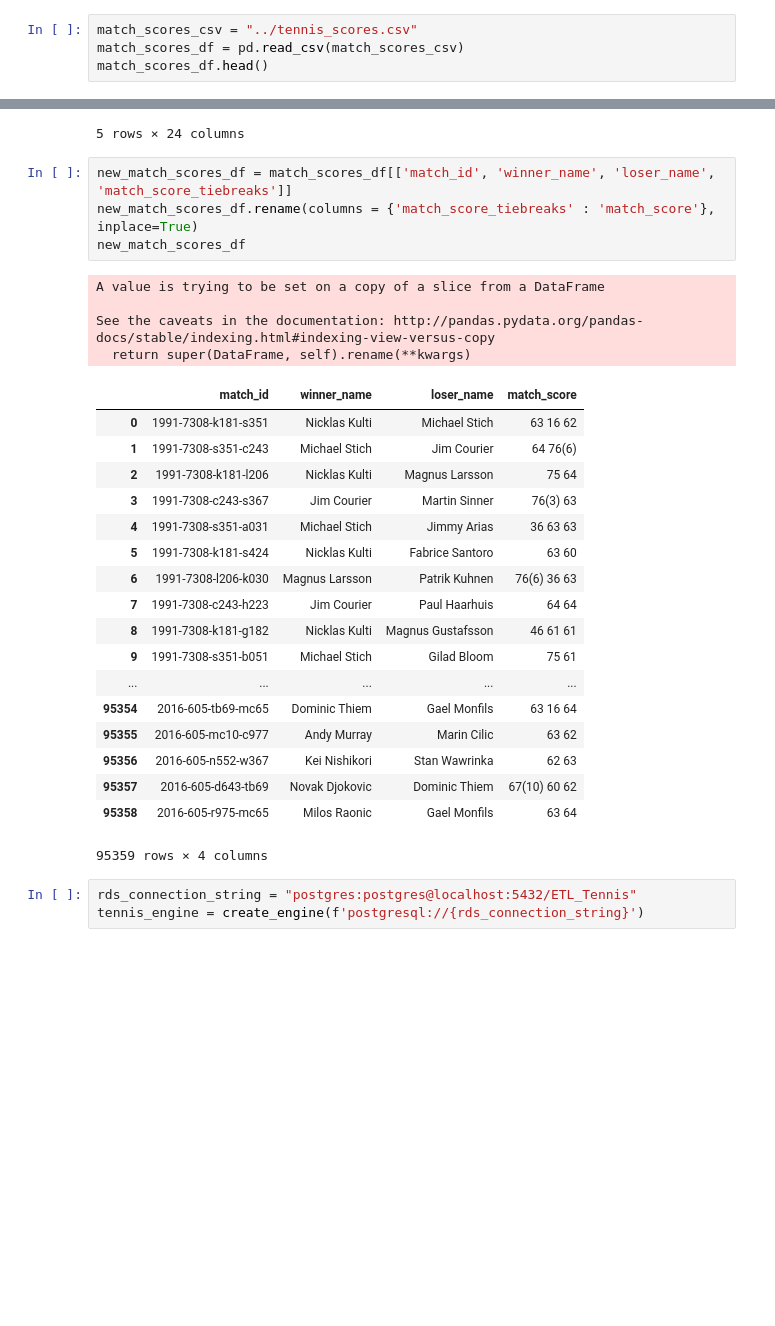
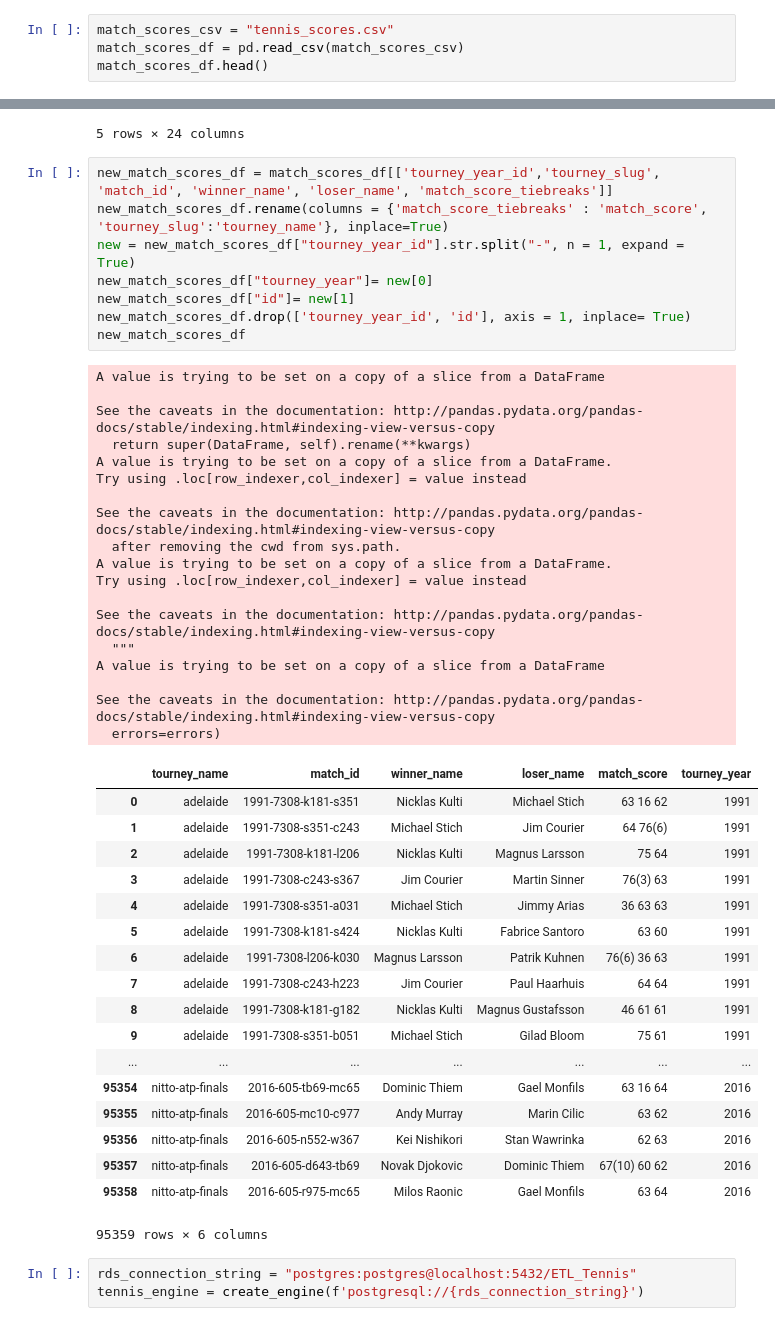
Before and after one commit to dsmart79/ETL-Tennis_Data, a Jupyter notebook: tennis_analysis.ipynb, the cells around one changed output, grey strips where cells are left out. Saved outputs shown, nothing was run; the diff lists cells and outputs as text; blank space fills up the shorter version.

```diff
--- a/tennis_analysis.ipynb
+++ b/tennis_analysis.ipynb
@@ -160,7 +160,7 @@ See the caveats in the documentation: http://pandas.pydata.org/pandas-docs/stabl
 | 3 | 1991-7308-a031-s331 | 63.6% (28.0/44.0) | 70.8% (17.0/24.0) | 50.0% (7.0/14.0) | 37.5% (12.0/32.0) | ... |
 | 4 | 1991-7308-k030-w136 | 67.6% (25.0/37.0) | 55.6% (20.0/36.0) | 55.9% (19.0/34.0) | 42.9% (12.0/28.0) | ... |
 # %%
-match_scores_csv = "../tennis_scores.csv"
+match_scores_csv = "tennis_scores.csv"
 match_scores_df = pd.read_csv(match_scores_csv)
 match_scores_df.head()
 # %% [output]
@@ -172,32 +172,50 @@ match_scores_df.head()
 | 4 | 1991-7308 | 1 | adelaide | /en/scores/archive/adelaide/7308/... | Quarter-Finals | 3 | ... |
 5 rows × 24 columns
 # %%
-new_match_scores_df = match_scores_df[['match_id', 'winner_name', 'loser_name', 'match_score_tiebreaks']]
-new_match_scores_df.rename(columns = {'match_score_tiebreaks' : 'match_score'}, inplace=True)
+new_match_scores_df = match_scores_df[['tourney_year_id','tourney_slug', 'match_id', 'winner_name', 'loser_name', 'match_score_tiebreaks']]
+new_match_scores_df.rename(columns = {'match_score_tiebreaks' : 'match_score', 'tourney_slug':'tourney_name'}, inplace=True)
+new = new_match_scores_df["tourney_year_id"].str.split("-", n = 1, expand = True)
+new_match_scores_df["tourney_year"]= new[0]
+new_match_scores_df["id"]= new[1]
+new_match_scores_df.drop(['tourney_year_id', 'id'], axis = 1, inplace= True)
 new_match_scores_df
 # %% [output]
 A value is trying to be set on a copy of a slice from a DataFrame
 
 See the caveats in the documentation: http://pandas.pydata.org/pandas-docs/stable/indexing.html#indexing-view-versus-copy
   return super(DataFrame, self).rename(**kwargs)
+A value is trying to be set on a copy of a slice from a DataFrame.
+Try using .loc[row_indexer,col_indexer] = value instead
+
+See the caveats in the documentation: http://pandas.pydata.org/pandas-docs/stable/indexing.html#indexing-view-versus-copy
+  after removing the cwd from sys.path.
+A value is trying to be set on a copy of a slice from a DataFrame.
+Try using .loc[row_indexer,col_indexer] = value instead
+
+See the caveats in the documentation: http://pandas.pydata.org/pandas-docs/stable/indexing.html#indexing-view-versus-copy
+  """
+A value is trying to be set on a copy of a slice from a DataFrame
+
+See the caveats in the documentation: http://pandas.pydata.org/pandas-docs/stable/indexing.html#indexing-view-versus-copy
+  errors=errors)
-|  | match_id | winner_name | loser_name | match_score |
-| 0 | 1991-7308-k181-s351 | Nicklas Kulti | Michael Stich | 63 16 62 |
-| 1 | 1991-7308-s351-c243 | Michael Stich | Jim Courier | 64 76(6) |
-| 2 | 1991-7308-k181-l206 | Nicklas Kulti | Magnus Larsson | 75 64 |
-| 3 | 1991-7308-c243-s367 | Jim Courier | Martin Sinner | 76(3) 63 |
-| 4 | 1991-7308-s351-a031 | Michael Stich | Jimmy Arias | 36 63 63 |
-| 5 | 1991-7308-k181-s424 | Nicklas Kulti | Fabrice Santoro | 63 60 |
-| 6 | 1991-7308-l206-k030 | Magnus Larsson | Patrik Kuhnen | 76(6) 36 63 |
-| 7 | 1991-7308-c243-h223 | Jim Courier | Paul Haarhuis | 64 64 |
-| 8 | 1991-7308-k181-g182 | Nicklas Kulti | Magnus Gustafsson | 46 61 61 |
-| 9 | 1991-7308-s351-b051 | Michael Stich | Gilad Bloom | 75 61 |
-| ... | ... | ... | ... | ... |
-| 95354 | 2016-605-tb69-mc65 | Dominic Thiem | Gael Monfils | 63 16 64 |
-| 95355 | 2016-605-mc10-c977 | Andy Murray | Marin Cilic | 63 62 |
-| 95356 | 2016-605-n552-w367 | Kei Nishikori | Stan Wawrinka | 62 63 |
-| 95357 | 2016-605-d643-tb69 | Novak Djokovic | Dominic Thiem | 67(10) 60 62 |
-| 95358 | 2016-605-r975-mc65 | Milos Raonic | Gael Monfils | 63 64 |
+|  | tourney_name | match_id | winner_name | loser_name | match_score | tourney_year |
+| 0 | adelaide | 1991-7308-k181-s351 | Nicklas Kulti | Michael Stich | 63 16 62 | 1991 |
+| 1 | adelaide | 1991-7308-s351-c243 | Michael Stich | Jim Courier | 64 76(6) | 1991 |
+| 2 | adelaide | 1991-7308-k181-l206 | Nicklas Kulti | Magnus Larsson | 75 64 | 1991 |
+| 3 | adelaide | 1991-7308-c243-s367 | Jim Courier | Martin Sinner | 76(3) 63 | 1991 |
+| 4 | adelaide | 1991-7308-s351-a031 | Michael Stich | Jimmy Arias | 36 63 63 | 1991 |
+| 5 | adelaide | 1991-7308-k181-s424 | Nicklas Kulti | Fabrice Santoro | 63 60 | 1991 |
+| 6 | adelaide | 1991-7308-l206-k030 | Magnus Larsson | Patrik Kuhnen | 76(6) 36 63 | 1991 |
+| 7 | adelaide | 1991-7308-c243-h223 | Jim Courier | Paul Haarhuis | 64 64 | 1991 |
+| 8 | adelaide | 1991-7308-k181-g182 | Nicklas Kulti | Magnus Gustafsson | 46 61 61 | 1991 |
+| 9 | adelaide | 1991-7308-s351-b051 | Michael Stich | Gilad Bloom | 75 61 | 1991 |
+| ... | ... | ... | ... | ... | ... | ... |
+| 95354 | nitto-atp-finals | 2016-605-tb69-mc65 | Dominic Thiem | Gael Monfils | 63 16 64 | 2016 |
+| 95355 | nitto-atp-finals | 2016-605-mc10-c977 | Andy Murray | Marin Cilic | 63 62 | 2016 |
+| 95356 | nitto-atp-finals | 2016-605-n552-w367 | Kei Nishikori | Stan Wawrinka | 62 63 | 2016 |
+| 95357 | nitto-atp-finals | 2016-605-d643-tb69 | Novak Djokovic | Dominic Thiem | 67(10) 60 62 | 2016 |
+| 95358 | nitto-atp-finals | 2016-605-r975-mc65 | Milos Raonic | Gael Monfils | 63 64 | 2016 |
-95359 rows × 4 columns
+95359 rows × 6 columns
 # %%
 rds_connection_string = "postgres:postgres@localhost:5432/ETL_Tennis"
 tennis_engine = create_engine(f'postgresql://{rds_connection_string}')
```
Also changed, not shown: parts of 1 cell of this notebook.
